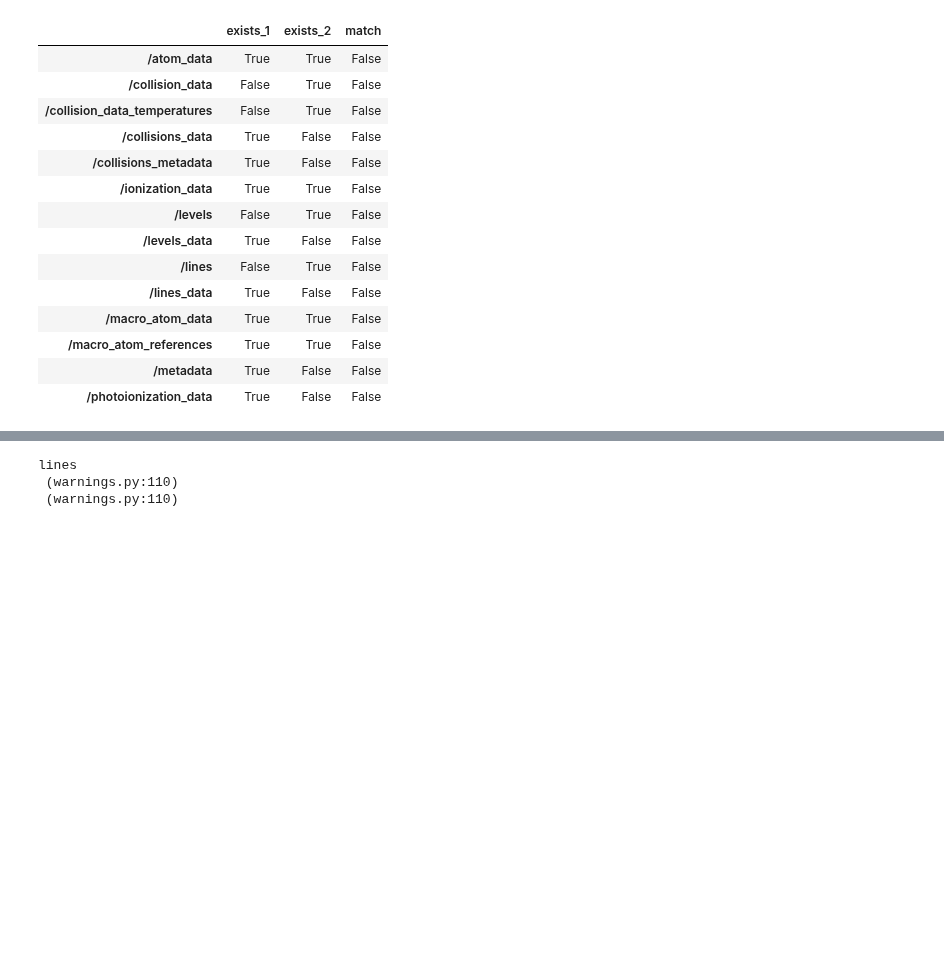
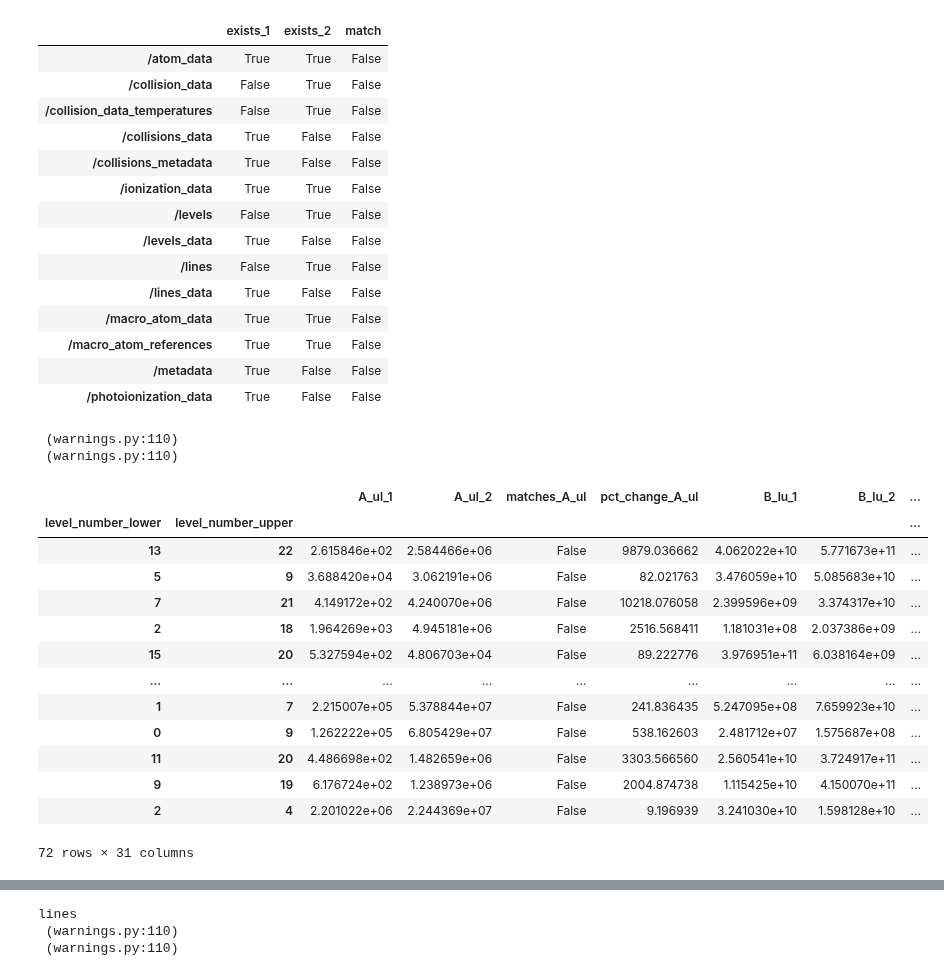
Before and after one commit to tardis-sn/carsus, a Jupyter notebook: docs/development/compare_atomic_files.ipynb, the cells around one changed output, grey strips where cells are left out. Saved outputs shown, nothing was run; the diff lists cells and outputs as text; code cells hidden in the pictures; blank space fills up the shorter version.

Commit message:
Combine all diff methods into one

```diff
--- a/docs/development/compare_atomic_files.ipynb
+++ b/docs/development/compare_atomic_files.ipynb
@@ -261,3 +351,22 @@ atc.tt
 | /macro_atom_references | True | True | False |
 | /metadata | True | False | False |
 | /photoionization_data | True | False | False |
+# %%
+atc.diff(key_name="lines", ion='H', simplify_output=False)
+# %% [output]
+ (warnings.py:110)
+ (warnings.py:110)
+|  |  | A_ul_1 | A_ul_2 | matches_A_ul | pct_change_A_ul | B_lu_1 | B_lu_2 | ... |
+| level_number_lower | level_number_upper |  |  |  |  |  |  | ... |
+| 13 | 22 | 2.615846e+02 | 2.584466e+06 | False | 9879.036662 | 4.062022e+10 | 5.771673e+11 | ... |
+| 5 | 9 | 3.688420e+04 | 3.062191e+06 | False | 82.021763 | 3.476059e+10 | 5.085683e+10 | ... |
+| 7 | 21 | 4.149172e+02 | 4.240070e+06 | False | 10218.076058 | 2.399596e+09 | 3.374317e+10 | ... |
+| 2 | 18 | 1.964269e+03 | 4.945181e+06 | False | 2516.568411 | 1.181031e+08 | 2.037386e+09 | ... |
+| 15 | 20 | 5.327594e+02 | 4.806703e+04 | False | 89.222776 | 3.976951e+11 | 6.038164e+09 | ... |
+| ... | ... | ... | ... | ... | ... | ... | ... | ... |
+| 1 | 7 | 2.215007e+05 | 5.378844e+07 | False | 241.836435 | 5.247095e+08 | 7.659923e+10 | ... |
+| 0 | 9 | 1.262222e+05 | 6.805429e+07 | False | 538.162603 | 2.481712e+07 | 1.575687e+08 | ... |
+| 11 | 20 | 4.486698e+02 | 1.482659e+06 | False | 3303.566560 | 2.560541e+10 | 3.724917e+11 | ... |
+| 9 | 19 | 6.176724e+02 | 1.238973e+06 | False | 2004.874738 | 1.115425e+10 | 4.150070e+11 | ... |
+| 2 | 4 | 2.201022e+06 | 2.244369e+07 | False | 9.196939 | 3.241030e+10 | 1.598128e+10 | ... |
+72 rows × 31 columns
```
Also changed, not shown: parts of 9 cells of this notebook.
